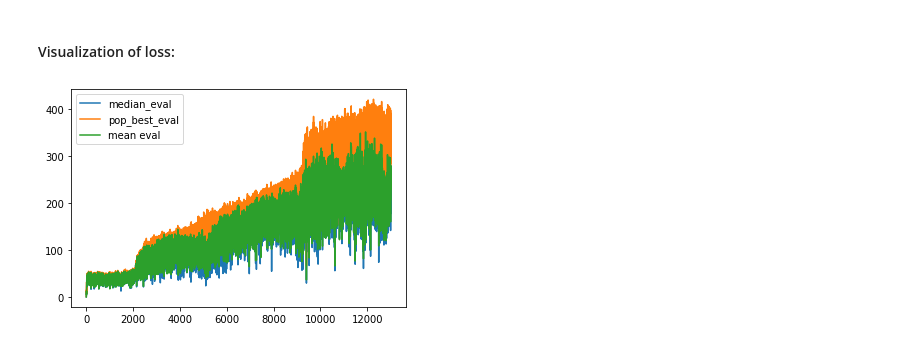
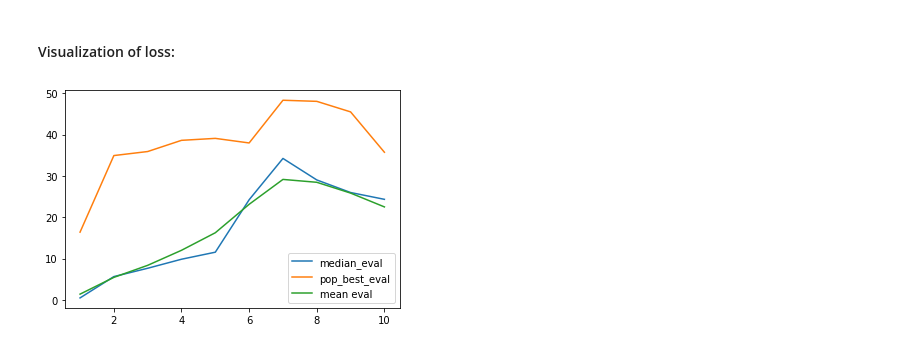
Before and after one commit to Yarlermanden/MultiCellularAutomata, a Jupyter notebook: Thesis/src/evo_test.ipynb, the cells around one changed output. Cells and saved outputs as stored; diff of their text form; code cells hidden in the pictures.

```diff
--- a/Thesis/src/evo_test.ipynb
+++ b/Thesis/src/evo_test.ipynb
@@ -21,8 +21,10 @@ cluster_env = Cluster_Env(clusters=60, cluster_size=30)
 centered_env = Centered_Env(food_amount=1000)
 circle_env = Circle_Env(circles=4, food_amount=1000)
 spiral_env = Spiral_Env(spirals=3, food_amount=1000)
+# %%
+train_config = Train_Config(stdev=0.05, popsize=40,
+    name='hidden5', problem_searcher=ProblemSearcher.CMAES)
 # %%
-popsize = 10
 generations = 200
 name = 'hidden5'
 
@@ -46,9 +48,10 @@ settings = Settings(
     consumption_edge_required = 1,
     noise = 0.002,
     energy_required_to_replicate = 50,
+    train_config=train_config,
 )
 # %%
 #TODO ADD settings like std of clusters..
-trainer = Evo_Trainer(settings, popsize)
+trainer = Evo_Trainer(settings)
 network = Conv(settings=settings)
 # %% [output]
@@ -61,4 +64,4 @@ network = Conv(settings=settings)
 # %%
-generations=2000
+generations=10
 # %%
 trainer.train(generations, name)
@@ -107,13 +124,18 @@ IPython.notebook.save_notebook()
 # %%
 import matplotlib.pyplot as plt
 losses = trainer.logger_df
 #print(losses)
 #plt.plot(losses.stepsize)
 
-plt.plot(losses.median_eval)
-plt.plot(losses.pop_best_eval)
-plt.plot(losses.mean_eval)
+if settings.train_config.problem_searcher == ProblemSearcher.GeneticAlgorithm:
+    plt.plot(losses.obj0_median_eval)
+    plt.plot(losses.obj0_pop_best_eval)
+    plt.plot(losses.obj0_mean_eval)
+else:
+    plt.plot(losses.median_eval)
+    plt.plot(losses.pop_best_eval)
+    plt.plot(losses.mean_eval)
 plt.legend(('median_eval', 'pop_best_eval', 'mean eval'))
 plt.show()
 # %% [output]
-[figure, old version]
+[figure, new version]
```
Also changed, not shown: parts of 7 cells of this notebook, 3 other files.
